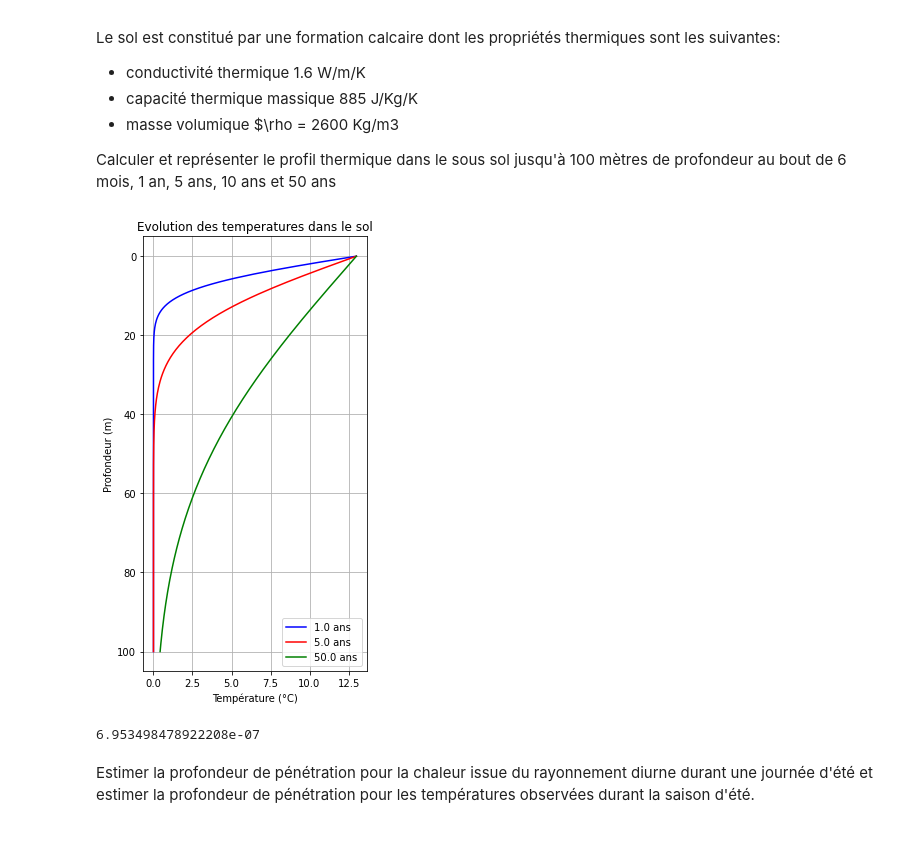
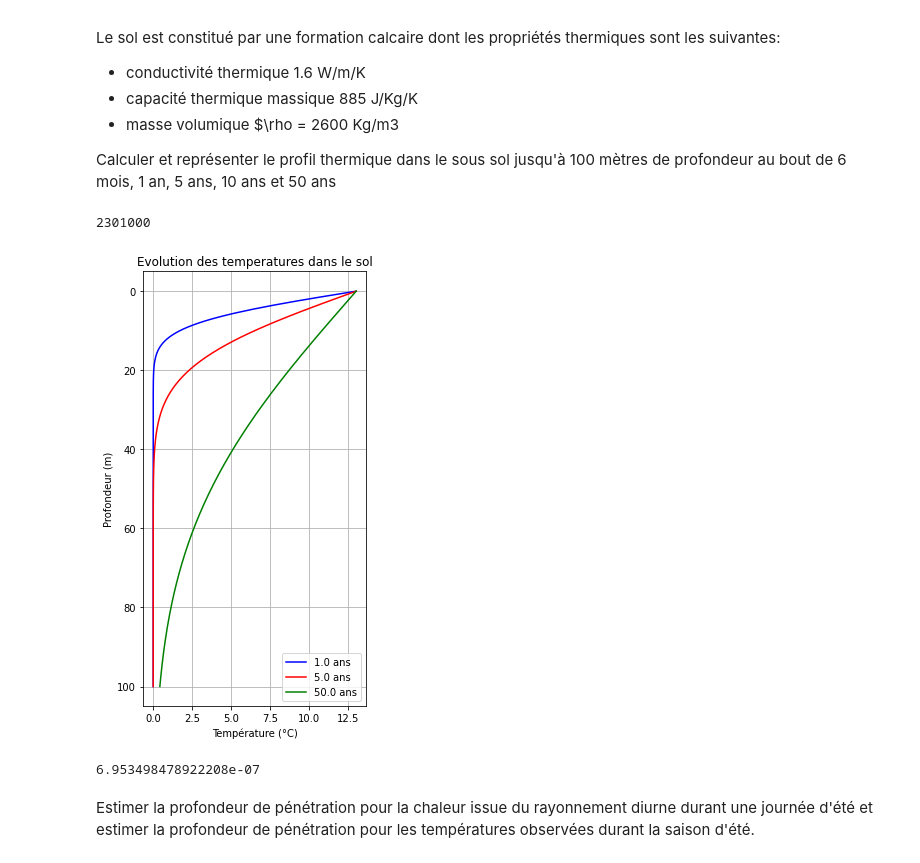
Before and after one commit to larroque852/NB_ENS3_geothermie, a Jupyter notebook: ENS3_GEOTH_EXO.ipynb, the cells around one changed output. Saved outputs shown, nothing was run; the diff lists cells and outputs as text; code cells hidden in the pictures.

```diff
--- a/ENS3_GEOTH_EXO.ipynb
+++ b/ENS3_GEOTH_EXO.ipynb
@@ -110,6 +110,10 @@ Le sol est constitué par une formation calcaire dont les propriétés thermique
 - masse volumique $\rho = 2600 Kg/m3
 
 Calculer et représenter le profil thermique dans le sous sol jusqu'à 100 mètres de profondeur au bout de 6 mois, 1 an, 5 ans, 10 ans et 50 ans
+# %%
+2600*885
+# %% [output]
+2301000
 # %%
 
 import numpy as np
@@ -122,35 +126,37 @@ cm = 885 #J/kg/K cond. therm. mass. moyenne du sol
 rho_m = 2600 #kg/m3 masse vol. du sol
 Cm = 2.3e6 #J/m3/K chaleur vol. moyenne du sol
 Cw = 4.18e6 #J/m3/K chaleur. therm. moyenne de l'eau
 lm = 1.6 # W/m/K cond. therm. moyenne du sol
 
 theta_0 = 13
 z = np.linspace(0,100,200)
-t = np.array([0.5,1,5,10,50])
+#t = np.array([0.5,1,5,10,50])
+t = [0.5,1,5,10,50]
+
 
 #a finaliser avec une boucle pour le graphique complet
 #theta = np.zeros(len(z))
 #theta[0:] = theta_0 * sp.erfc(z / 2 / np.sqrt(lm / (cm * rho_m) * t[2]*365*86400))
 theta_1an = theta_0 * sp.erfc(z / 2 / np.sqrt(lm / (cm * rho_m) * t[1]*365*86400))
 theta_5an = theta_0 * sp.erfc(z / 2 / np.sqrt(lm / (cm * rho_m) * t[2]*365*86400))
 theta_50an = theta_0 * sp.erfc(z / 2 / np.sqrt(lm / (cm * rho_m) * t[4]*365*86400))
 
 plt.figure(figsize=(4,8))
 plt.title('Evolution des temperatures dans le sol')
 plt.xlabel('Température (°C)')
 plt.ylabel('Profondeur (m)')
 plt.grid()
 plt.plot(theta_1an,z,color = 'blue', label='{:.1f} ans'.format(t[1]))
 plt.plot(theta_5an,z,color = 'red', label='{:.1f} ans'.format(t[2]))
 plt.plot(theta_50an,z,color = 'green', label='{:.1f} ans'.format(t[4]))
 
 plt.gca().invert_yaxis()
 plt.legend()
 plt.show()
 
 print(lm / (cm * rho_m))
 # %% [output]
-[figure, old version]
+[figure, new version]
 6.953498478922208e-07
 # %% [markdown]
 Estimer la profondeur de pénétration pour la chaleur issue du rayonnement diurne durant une journée d'été et estimer la profondeur de pénétration pour les températures observées durant la saison d'été.
```
Also changed, not shown: parts of 1 cell of this notebook.
